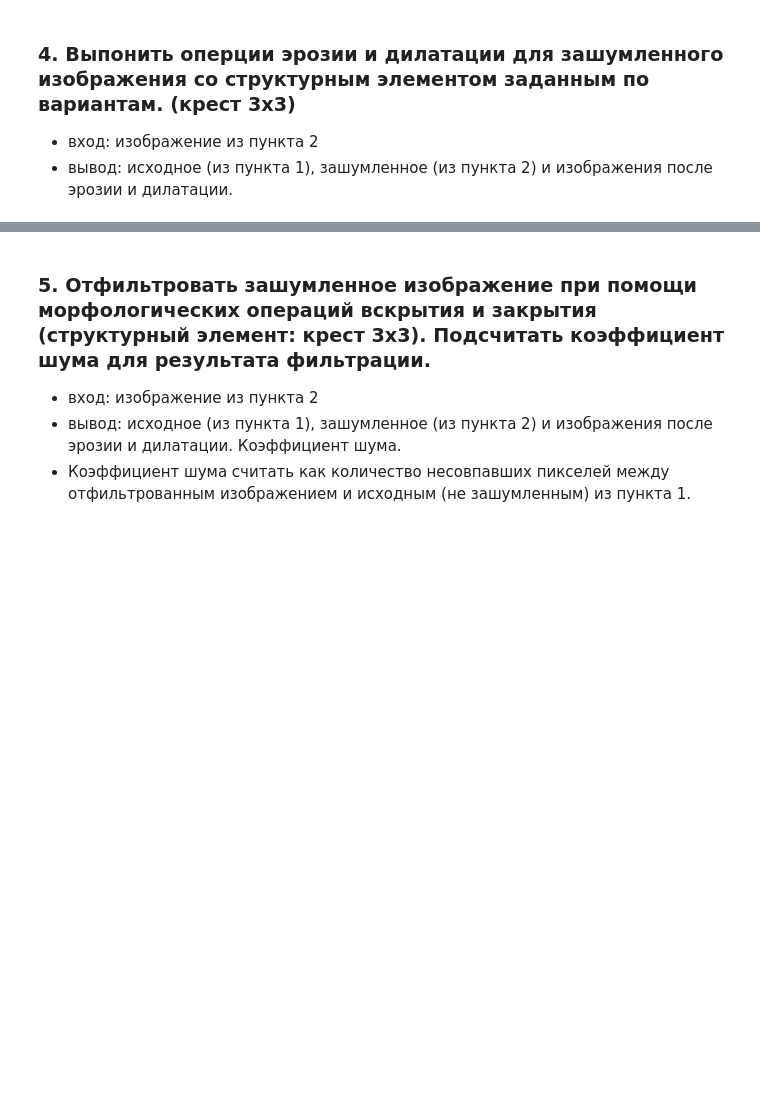
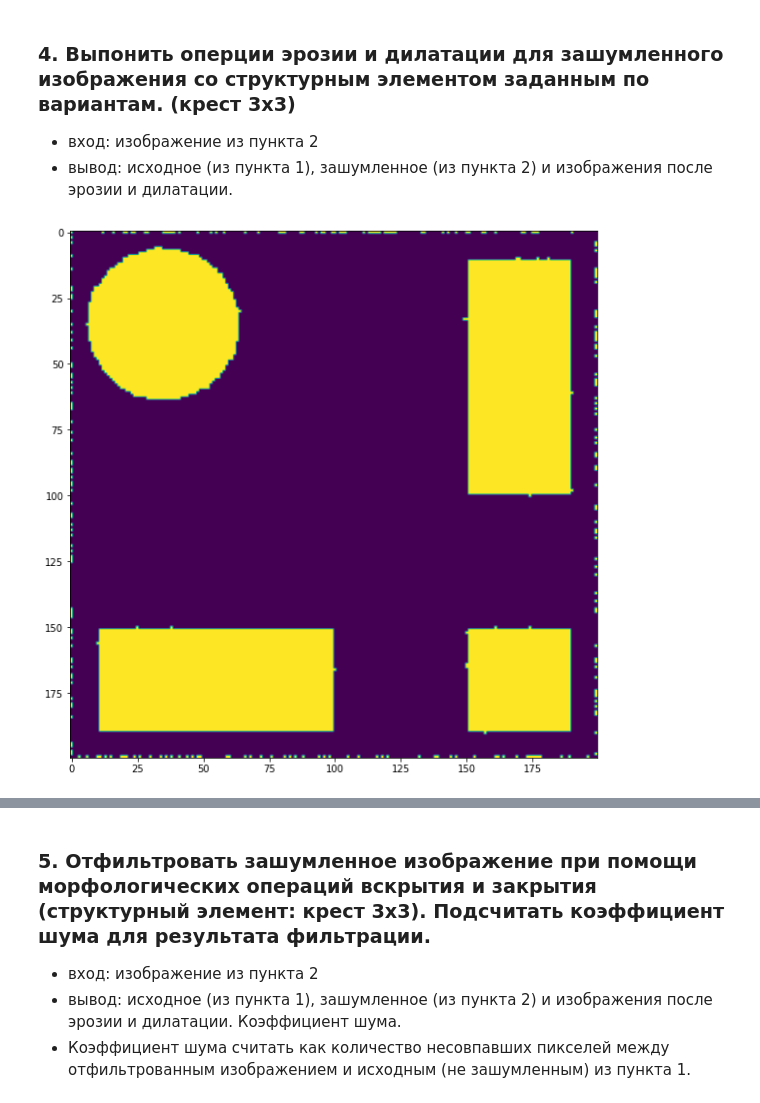
Before and after one commit to Liptee/Image-processing, a Jupyter notebook: LAB3/LAB3.ipynb, the cells around one changed output, grey strips where cells are left out. Saved outputs shown, nothing was run; the diff lists cells and outputs as text; code cells hidden in the pictures; blank space fills up the shorter version.

```diff
--- a/LAB3/LAB3.ipynb
+++ b/LAB3/LAB3.ipynb
@@ -11,3 +49,16 @@
 # %% [markdown]
 ### 3. Написать функции реализации эрозии и дилатации
 Функции вида *fun(Image, struct)*, где *struct* - структурный элемент в виде матрицы.
+# %%
+def erose(img: np.ndarray, struct:np.ndarray) -> np.ndarray:
+    res = np.array(img, copy=True)
+    H, W = img.shape
+    struct_H = struct.shape[0]//2
+    struct_W = struct.shape[1]//2
+
+    for i in range(struct_H, H - struct_H):
+        for j in range(struct_W, W - struct_W):
+            frame = img[i - struct_H : i+struct_H + 1, j - struct_W : j+struct_W + 1]
+            e = np.min(frame)
+            res[i][j] = e
+    return res
@@ -15,3 +79,15 @@
 ### 4. Выпонить оперции эрозии и дилатации для зашумленного изображения со структурным элементом заданным по вариантам. (крест 3х3)
 - вход: изображение из пункта 2
 - вывод: исходное (из пункта 1), зашумленное (из пункта 2) и изображения после эрозии и дилатации.
+# %%
+structure = np.array([[0,1,0],[1,1,1],[0,1,0]])
+# %%
+erosd = erose(noised, structure)
+dilated = dilate(noised, structure)
+# %%
+fig = plt.figure(figsize=(12, 10))
+ax = fig.add_subplot()
+ax.imshow(erosd)
+plt.show()
+# %% [output]
+[figure, added]
```
Also changed, not shown: parts of 23 cells of this notebook, 3 other files.
